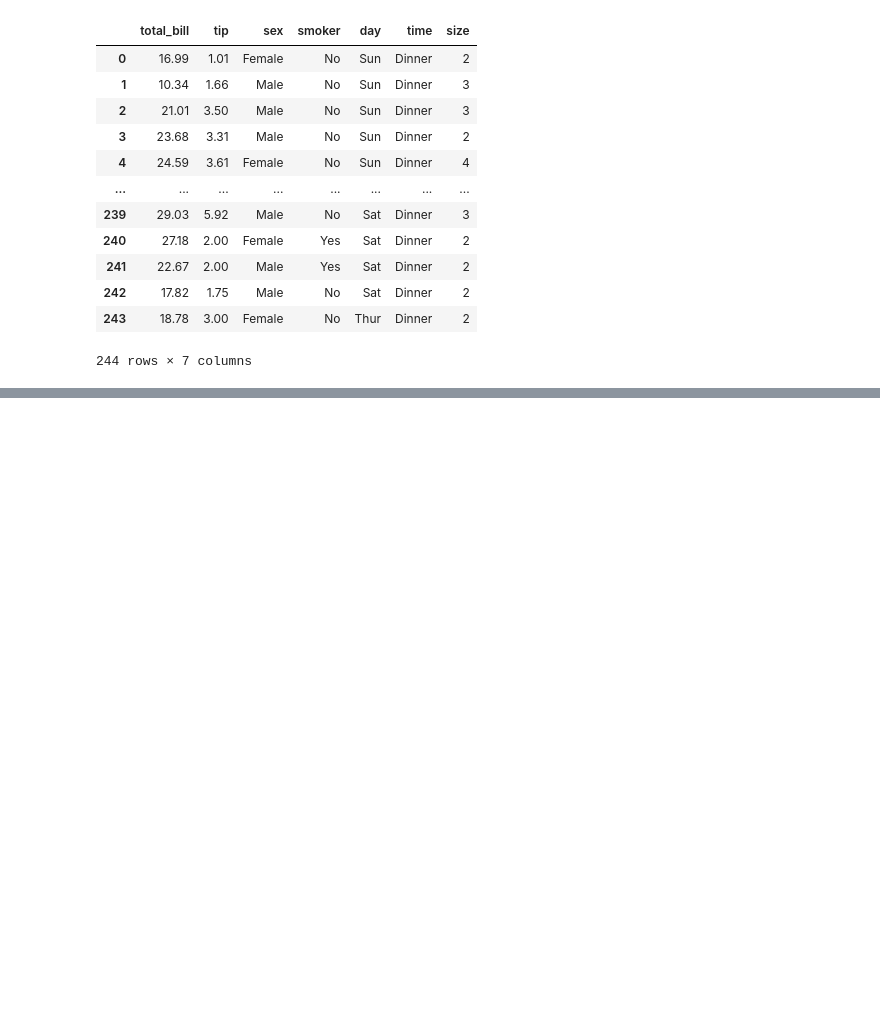
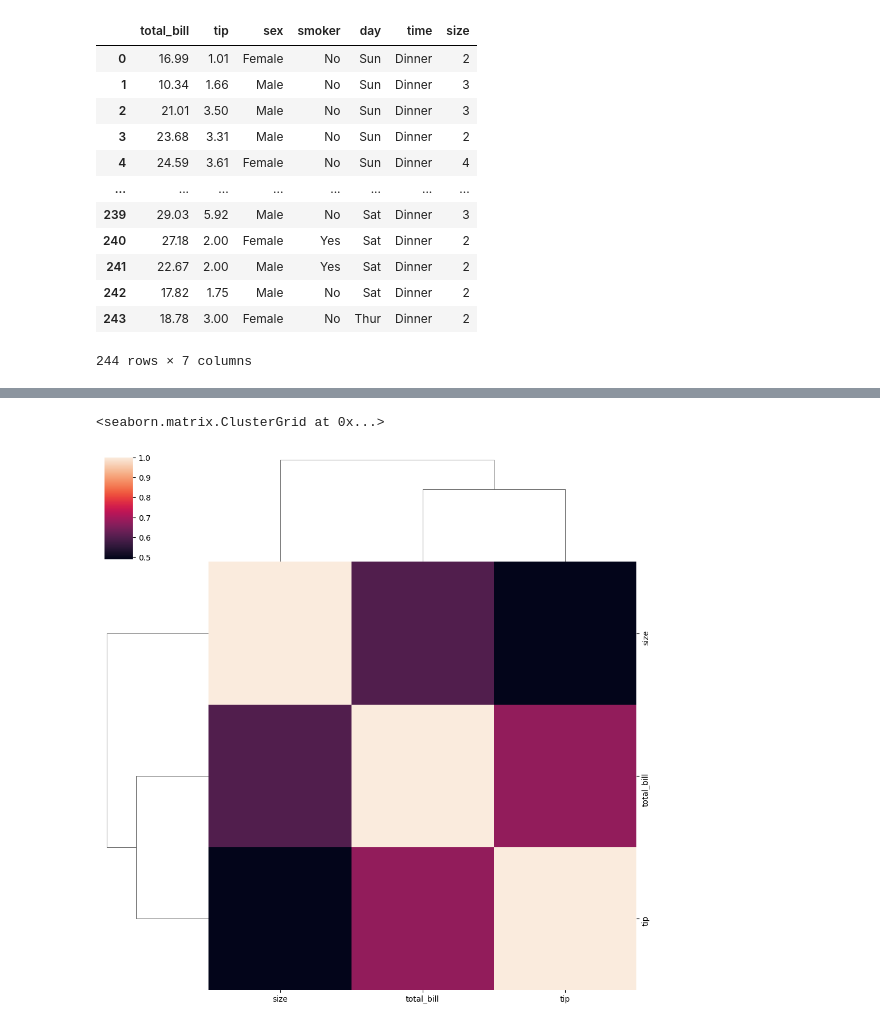
Before and after one commit to iamahnaf/Data-Science-Practice, a Jupyter notebook: MatrixPlot.ipynb, the cells around one changed output, grey strips where cells are left out. Drawn from its saved outputs; the diff is of its cells as text; code cells hidden in the pictures; blank space fills up the shorter version.

```diff
--- a/MatrixPlot.ipynb
+++ b/MatrixPlot.ipynb
@@ -43,0 +72,6 @@ tips
+# %%
+#ClusterMap
+sns.clustermap(tipscorr.corr())
+# %% [output]
+<seaborn.matrix.ClusterGrid at 0x...>
+[figure, added]
```
Also changed, not shown: parts of 5 cells of this notebook.
